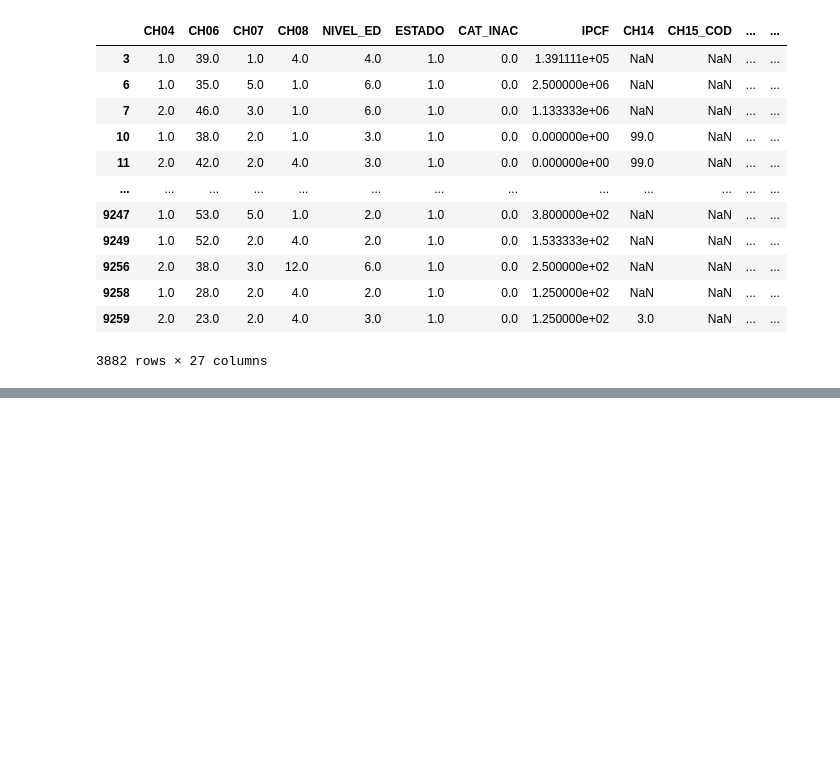
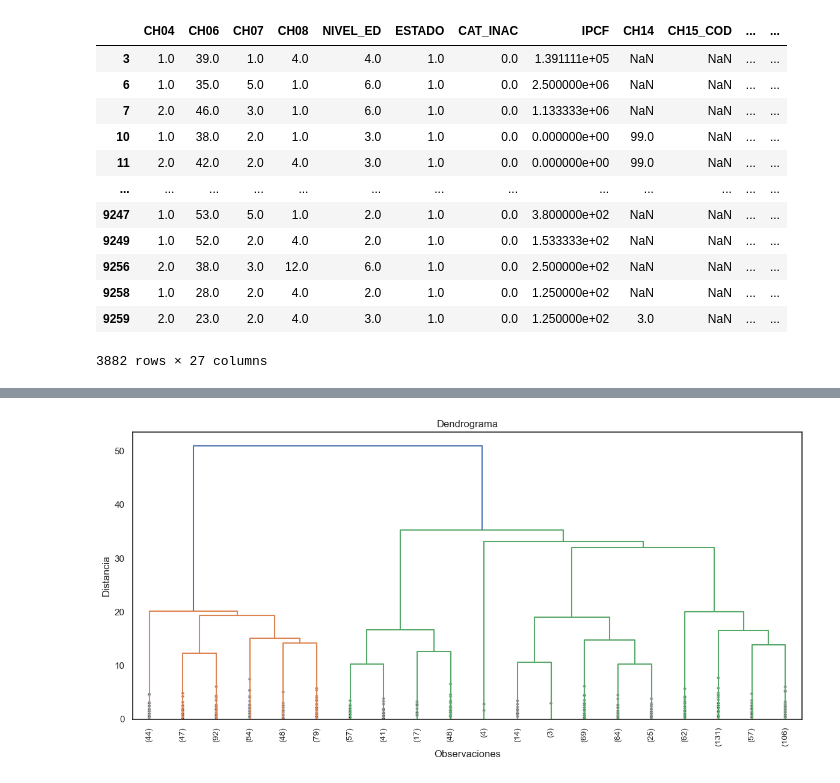
Before and after one commit to mariasolsampogna/E337_Grupo2, a Jupyter notebook: TP2/Tp2.ipynb, the cells around one changed output, grey strips where cells are left out. Saved outputs shown, nothing was run; the diff lists cells and outputs as text; code cells hidden in the pictures; blank space fills up the shorter version.

```diff
--- a/TP2/Tp2.ipynb
+++ b/TP2/Tp2.ipynb
@@ -438,0 +589,23 @@ df
+# %%
+from scipy.cluster.hierarchy import dendrogram, linkage
+sns.set_style("white")
+
+Z = linkage(X_scaled, method='ward')
+
+plt.figure(figsize=(12, 6))
+dendrogram(
+    Z,
+    truncate_mode='lastp',  # muestra solo los últimos p nodos
+    p=20,                    # cantidad de nodos a mostrar
+    leaf_rotation=90,
+    leaf_font_size=10,
+    show_contracted=True     # muestra punto en nodos contraídos
+)
+plt.title('Dendrograma')
+plt.xlabel('Observaciones')
+plt.ylabel('Distancia')
+plt.tight_layout()
+plt.savefig('dendrograma.png', dpi=300, bbox_inches='tight')
+plt.show()
+# %% [output]
+[figure, added]
```
Also changed, not shown: parts of 17 cells of this notebook.
